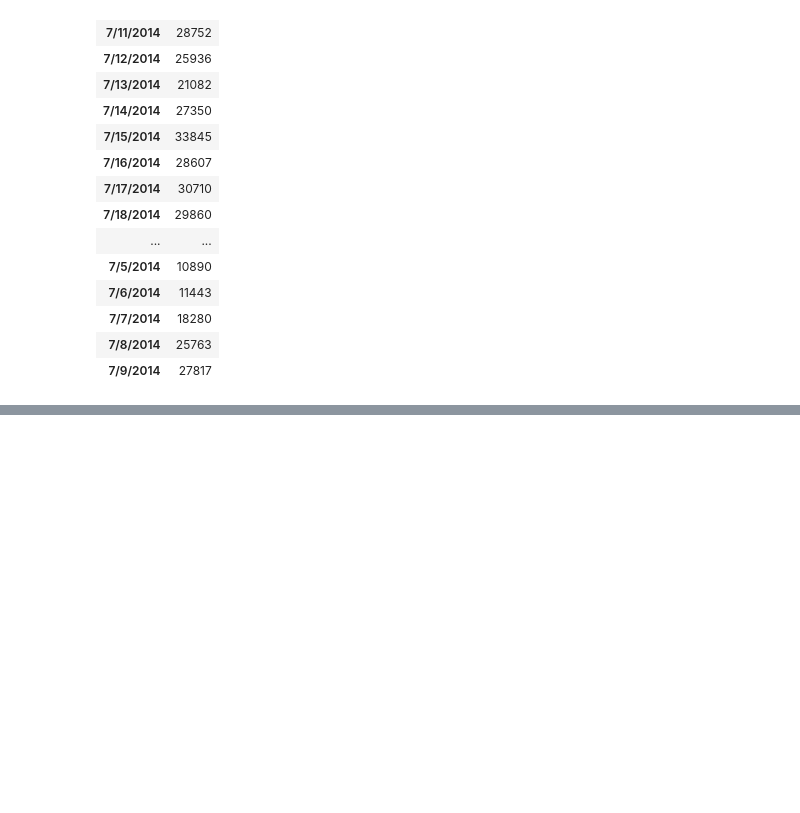
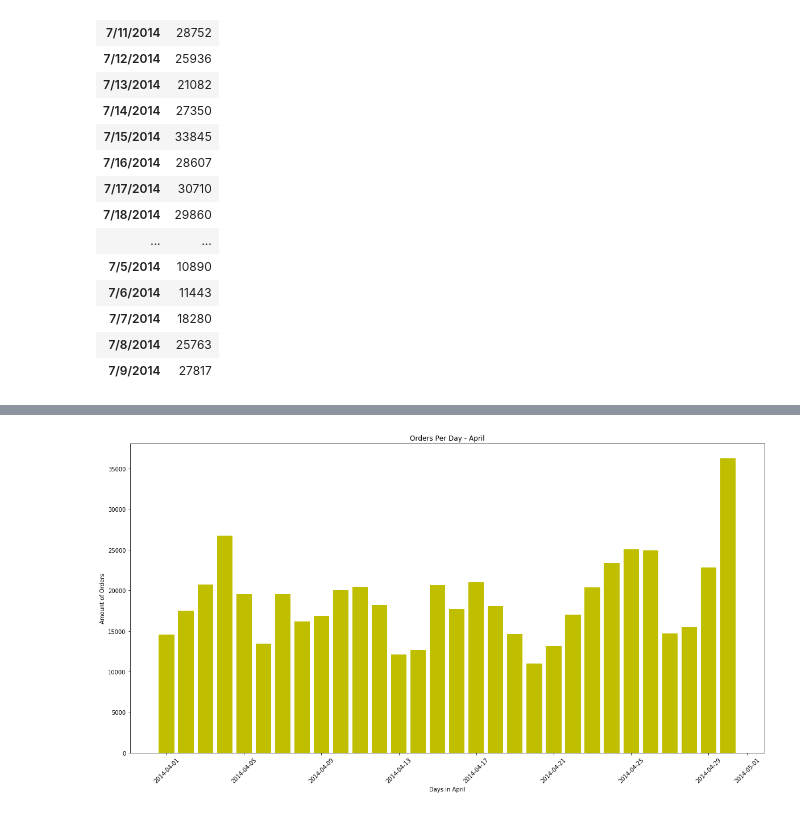
Before and after one commit to riggiobill/uber-density, a Jupyter notebook: uber-density.ipynb, the cells around one changed output, grey strips where cells are left out. Saved outputs shown, nothing was run; the diff lists cells and outputs as text; code cells hidden in the pictures; blank space fills up the shorter version.

Commit message:
Graphs Created
Processed data has been turned into graphs and then collated as facet plots. Figures must be saved and screenshots prepared, etc.

```diff
--- a/uber-density.ipynb
+++ b/uber-density.ipynb
@@ -243,3 +197,11 @@ summerdates_df
 
 #Date by Amount for : September  Facet graph with "Fall and Winter"
 #Date by Amount for : January
+# %%
+spring_fin_df = pd.DataFrame({"Date":springdates_df.index, "Amount":springdates_df["Lat"]})
+spring_fin_df = spring_fin_df.reset_index(drop=True)
+#df['Date'] =pd.to_datetime(df.Date)
+spring_fin_df['Date'] = pd.to_datetime(spring_fin_df['Date'])
+spring_fin_df = spring_fin_df.sort_values(by="Date")
+spring_fin_df = spring_fin_df.reset_index(drop=True)
+spring_fin_df
@@ -245,0 +226,3 @@ summerdates_df
+# %%
+y_data_spring = spring_fin_df["Amount"]
+x_axis_spring =spring_fin_df["Date"]
@@ -245,0 +316,12 @@ summerdates_df
+# %%
+plt.figure(figsize=(20,10))
+plt.bar(x_axis_spring, y_data_spring, color='y', align="center")
+#tick_locations=[value for value in x_axis_spring]
+#plt.xticks(tick_locations, [x_axis_spring])
+plt.xticks(rotation=45)
+plt.title("Orders Per Day - April")
+plt.xlabel("Days in April")
+plt.ylabel("Amount of Orders")
+plt.show()
+# %% [output]
+[figure, added]
```
Also changed, not shown: parts of 21 cells of this notebook.
